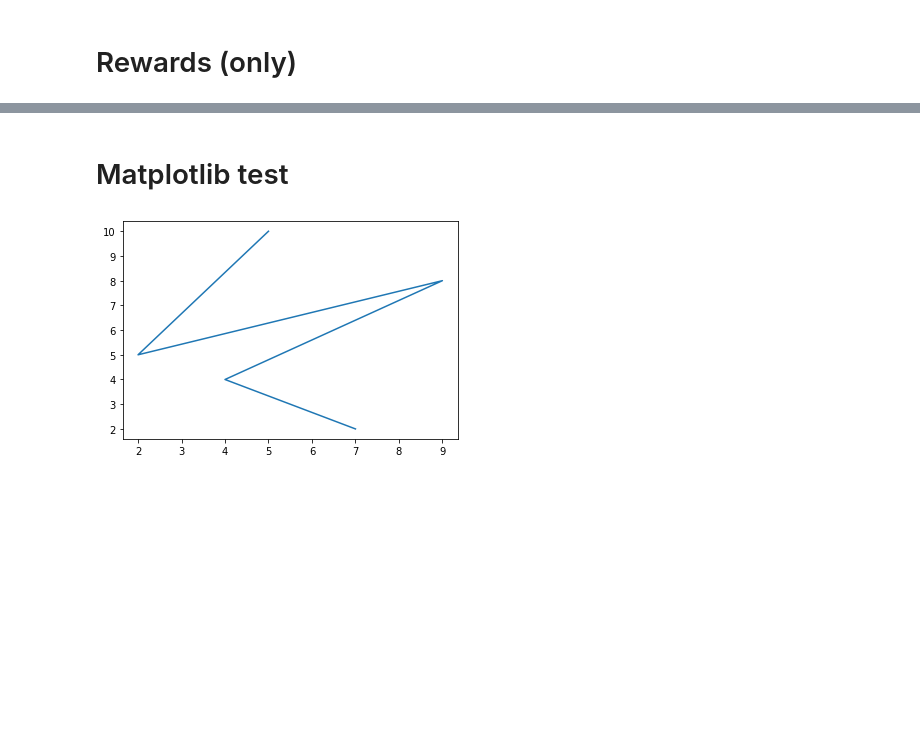
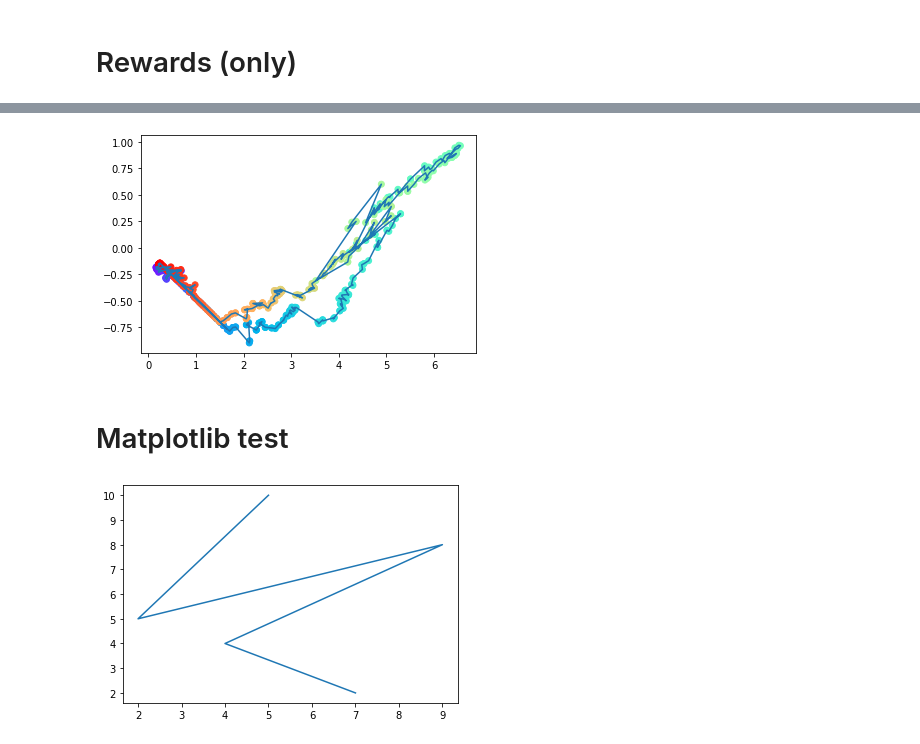
Before and after one commit to holdenlee/LinearizingStateRepresentation, a Jupyter notebook: Test3-analysis.ipynb, the cells around one changed output, grey strips where cells are left out. Cells and saved outputs as stored; diff of their text form; code cells hidden in the pictures; blank space fills up the shorter version.

```diff
--- a/Test3-analysis.ipynb
+++ b/Test3-analysis.ipynb
@@ -62,14 +63,14 @@ RuntimeError: Expected 4-dimensional input for 4-dimensional weight [16, 1, 8, 8
 
 net_rew = torch.load(save_dir+"/rew.net")
 
-d = 9 # must match the final entry in layers
+d = 5 # must match the final entry in layers
 n_samps = 500
 #env = ew.TorchEncoderWrapper(env,net.encoder,np.eye(d))
 X = np.empty((n_samps,d))
 for i,ang in enumerate(np.linspace(0,2*np.pi,n_samps)): # go through the angles from 0 to 2pi
     #print(env.reset(state=[ang,0]))
     obs=env.reset(state=[ang,0])
-    print(obs)
+    #print(obs)
     with torch.no_grad():
         X[i,:] = net_rew.encoder.forward(torch.from_numpy(np.expand_dims(obs,0)).float())
 utils.visualize_trajectory(X)
@@ -78,3 +78,4 @@ Epoch Completion: 100.000%, Loss: 4.519
+[figure, added]
 # %% [markdown]
 # Matplotlib test
 # %%
```
Also changed, not shown: parts of 4 cells of this notebook, 1 other file.
